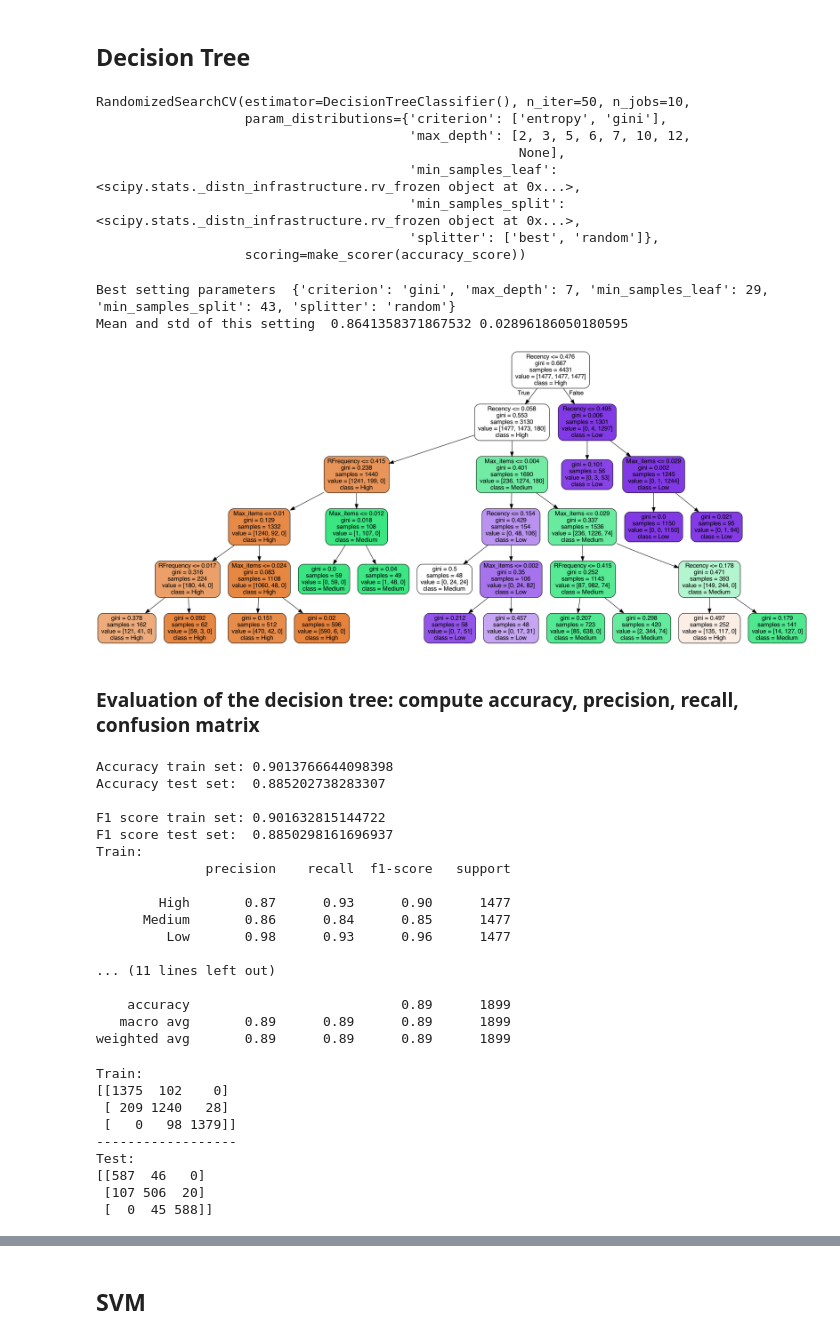
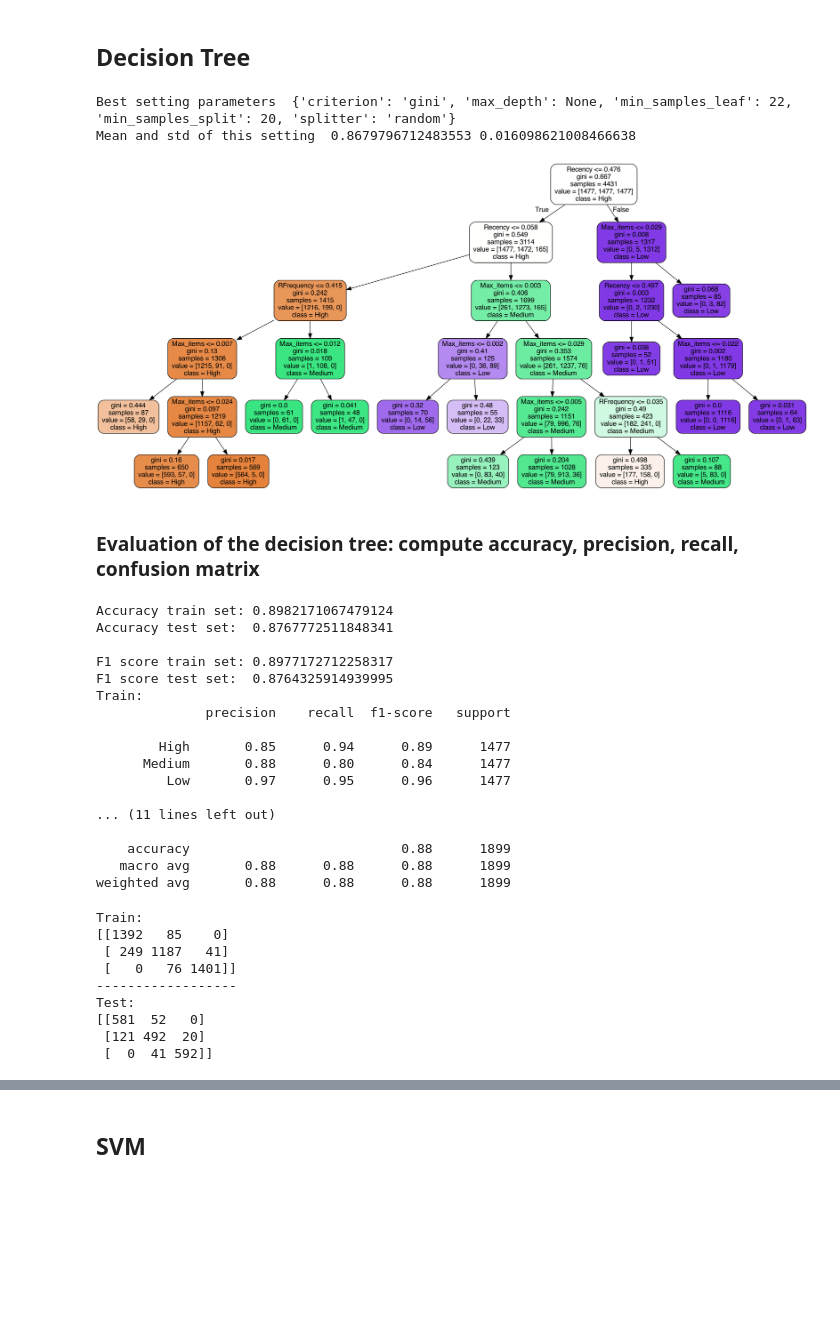
Before and after one commit to michelezoncheddu/data-mining-project, a Jupyter notebook: 3_Classification_statistical.ipynb, the cells around one changed output, grey strips where cells are left out. Saved outputs shown, nothing was run; the diff lists cells and outputs as text; code cells hidden in the pictures; blank space fills up the shorter version.

```diff
--- a/3_Classification_statistical.ipynb
+++ b/3_Classification_statistical.ipynb
@@ -214,44 +213,34 @@ dec_t = tree.DecisionTreeClassifier()
 grid_search = RandomizedSearchCV(dec_t, param_distributions=param_dist,
                             n_iter=n_iter_search,
                             n_jobs=10,
-                            scoring=make_scorer(accuracy_score))
-
-grid_search.fit(train_set, train_label)
+                            scoring=make_scorer(accuracy_score)).fit(train_set, train_label)
-# %% [output]
-RandomizedSearchCV(estimator=DecisionTreeClassifier(), n_iter=50, n_jobs=10,
-                   param_distributions={'criterion': ['entropy', 'gini'],
-                                        'max_depth': [2, 3, 5, 6, 7, 10, 12,
-                                                      None],
-                                        'min_samples_leaf': <scipy.stats._distn_infrastructure.rv_frozen object at 0x...>,
-                                        'min_samples_split': <scipy.stats._distn_infrastructure.rv_frozen object at 0x...>,
-                                        'splitter': ['best', 'random']},
-                   scoring=make_scorer(accuracy_score))
 # %%
 print('Best setting parameters ', grid_search.cv_results_['params'][0])
 print('Mean and std of this setting ', grid_search.cv_results_['mean_test_score'][0],
       grid_search.cv_results_['std_test_score'][0])
 # %% [output]
-Best setting parameters  {'criterion': 'gini', 'max_depth': 7, 'min_samples_leaf': 29, 'min_samples_split': 43, 'splitter': 'random'}
-Mean and std of this setting  0.8641358371867532 0.02896186050180595
+Best setting parameters  {'criterion': 'gini', 'max_depth': None, 'min_samples_leaf': 22, 'min_samples_split': 20, 'splitter': 'random'}
+Mean and std of this setting  0.8679796712483553 0.016098621008466638
 # %%
 # Decision tree
 
-dec_t = tree.DecisionTreeClassifier(criterion='gini', splitter='best',
-                                  max_depth=5,
-                                  min_samples_split=23, min_samples_leaf=48)
-
-dec_t = dec_t.fit(train_set, train_label)
+dec_t = tree.DecisionTreeClassifier(criterion='gini',
+                                    splitter='best',
+                                    max_depth=5,
+                                    min_samples_split=23,
+                                    min_samples_leaf=48).fit(train_set, train_label)
 # %%
 # Show decision tree
 
 dot_data = tree.export_graphviz(dec_t, out_file=None,
-                         feature_names=['Recency', 'RFrequency', 'Max_items'],
-                         class_names=['High', 'Medium', 'Low'],
-                         filled=True, rounded=True)
+                                feature_names=['Recency', 'RFrequency', 'Max_items'],
+                                class_names=['High', 'Medium', 'Low'],
+                                filled=True,
+                                rounded=True)
 graph = pydotplus.graph_from_dot_data(dot_data)
 Image(graph.create_png())
 # %% [output]
-[figure, old version]
+[figure, new version]
 # %%
 def predict(model, train_set, test_set):
     train_pred = model.predict(train_set)
@@ -278,23 +267,23 @@ def print_scores(train_label, train_pred, test_label, test_pred, target_names_):
 # %%
 print_scores(train_label, train_pred_dt, test_label, test_pred_dt, ['High', 'Medium', 'Low'])
 # %% [output]
-Accuracy train set: 0.9013766644098398
-Accuracy test set:  0.885202738283307
+Accuracy train set: 0.8982171067479124
+Accuracy test set:  0.8767772511848341
 
-F1 score train set: 0.901632815144722
-F1 score test set:  0.8850298161696937
+F1 score train set: 0.8977172712258317
+F1 score test set:  0.8764325914939995
 Train:
               precision    recall  f1-score   support
 
-        High       0.87      0.93      0.90      1477
-      Medium       0.86      0.84      0.85      1477
-         Low       0.98      0.93      0.96      1477
+        High       0.85      0.94      0.89      1477
+      Medium       0.88      0.80      0.84      1477
+         Low       0.97      0.95      0.96      1477
 
 ... (11 lines left out)
 
-    accuracy                           0.89      1899
-   macro avg       0.89      0.89      0.89      1899
-weighted avg       0.89      0.89      0.89      1899
+    accuracy                           0.88      1899
+   macro avg       0.88      0.88      0.88      1899
+weighted avg       0.88      0.88      0.88      1899
 # %%
 # compute confusion matrix
 
@@ -307,14 +296,14 @@ print('Test:')
 print(confusion_matrix(test_label, test_pred_dt))
 # %% [output]
 Train:
-[[1375  102    0]
- [ 209 1240   28]
- [   0   98 1379]]
+[[1392   85    0]
+ [ 249 1187   41]
+ [   0   76 1401]]
 ------------------
 Test:
-[[587  46   0]
- [107 506  20]
- [  0  45 588]]
+[[581  52   0]
+ [121 492  20]
+ [  0  41 592]]
 # %%
 # x: Recency
 # y: Frequency
```
Also changed, not shown: parts of 22 cells of this notebook.
